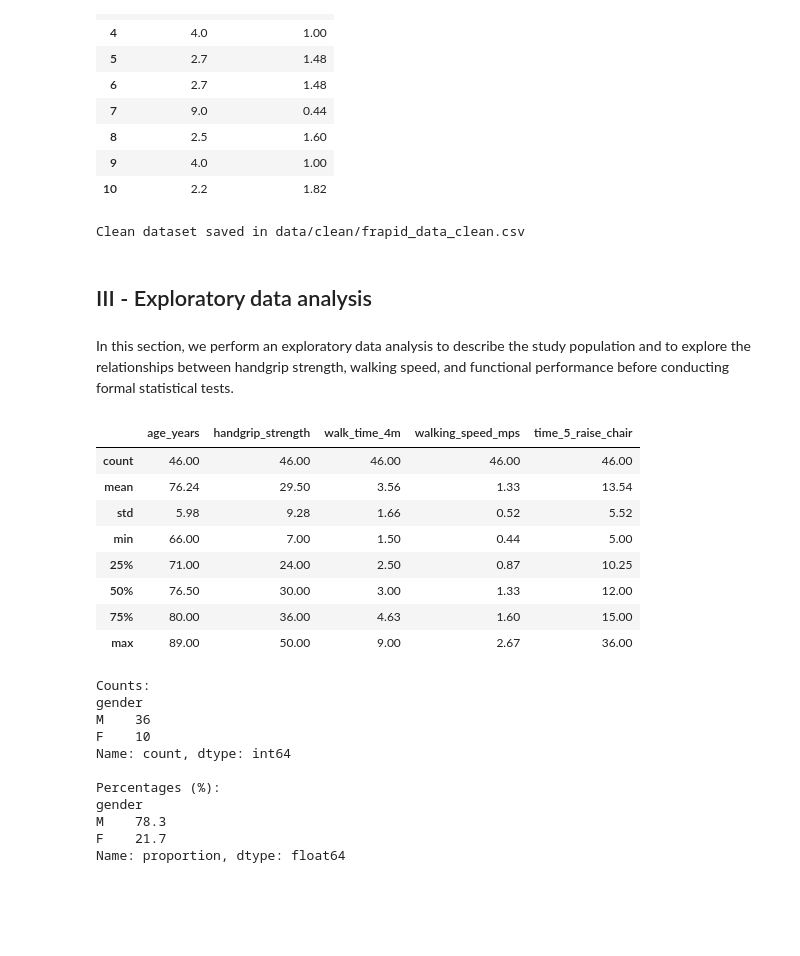
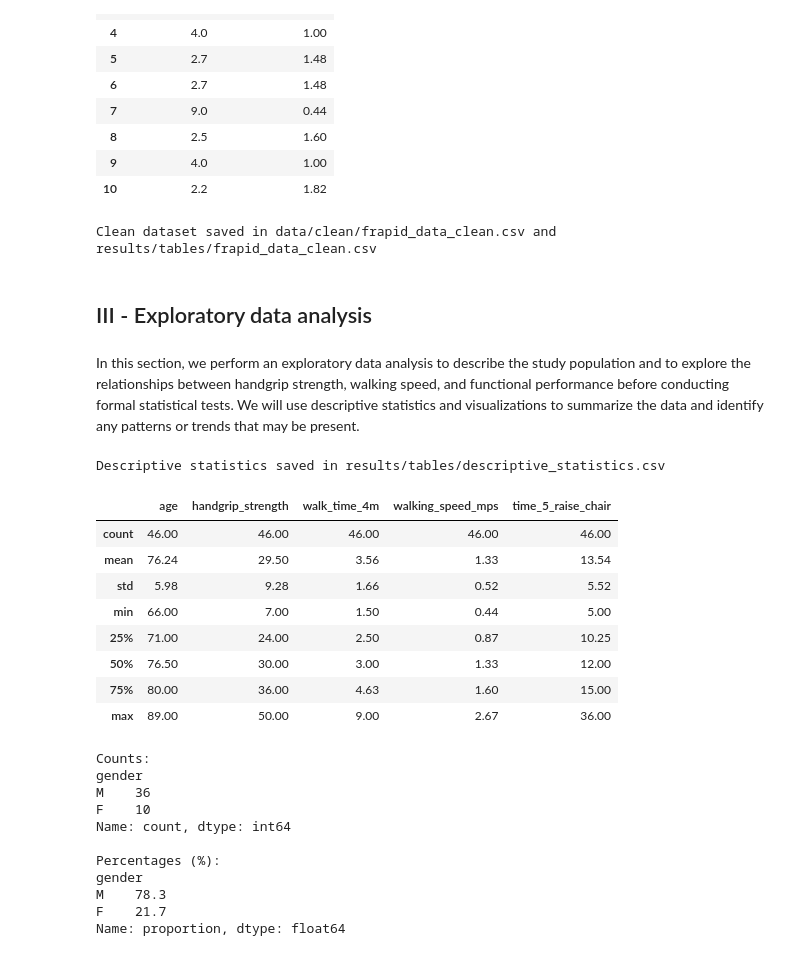
Before and after one commit to inesvincent/Project_R_Python_M2_REHAB, a Jupyter notebook: main.ipynb, the cells around one changed output. Cells and saved outputs as stored; diff of their text form; code cells hidden in the pictures; blank space fills up the shorter version.

```diff
--- a/main.ipynb
+++ b/main.ipynb
@@ -89,14 +91,0 @@ Next, we keep only the columns that are useful for our analysis and rename them
-# %%
-# Keep only useful columns (still on the working copy)
-frapid_data = frapid_data[["Patient", "age", "sexe", "handgrip", "Test4m", "Test5levers"]].copy()
-frapid_data.head()
-
-# Rename columns
-frapid_data = frapid_data.rename(columns=
-        {"Patient" : "patient_id",
-        "age" : "age_years",
-        "sexe" : "gender",
-        "handgrip" : "handgrip_strength",
-        "Test4m" : "walk_time_4m",
-        "Test5levers" : "time_5_raise_chair"})
-frapid_data.head()
@@ -110,7 +92,10 @@ frapid_data.head()
 # %%
+# Keep only useful columns (still on the working copy)
+frapid_data = frapid_data[["patient_id", "age", "gender", "handgrip_strength", "walk_time_4m", "time_5_raise_chair"]].copy()
+frapid_data.head()
 # Convert to numeric values
 frapid_data["patient_id"] = pd.to_numeric(frapid_data["patient_id"], errors="coerce")
-frapid_data["age_years"] = pd.to_numeric(frapid_data["age_years"], errors="coerce")
+frapid_data["age"] = pd.to_numeric(frapid_data["age"], errors="coerce")
 frapid_data["handgrip_strength"] = pd.to_numeric(frapid_data["handgrip_strength"], errors="coerce")
 frapid_data["walk_time_4m"] = pd.to_numeric(frapid_data["walk_time_4m"], errors="coerce")
 frapid_data["time_5_raise_chair"] = pd.to_numeric(frapid_data["time_5_raise_chair"], errors="coerce")
@@ -168,21 +155,28 @@ frapid_data_clean[["walk_time_4m", "walking_speed_mps"]].head(10)
 # %%
 # Save cleaned dataset with all useful variables
 frapid_data_clean.to_csv("data/clean/frapid_data_clean.csv", index=False)
+frapid_data_clean.to_csv("results/tables/frapid_data_clean.csv", index=False)
 
-print("Clean dataset saved in data/clean/frapid_data_clean.csv")
+print("Clean dataset saved in data/clean/frapid_data_clean.csv and results/tables/frapid_data_clean.csv")
 # %% [output]
-Clean dataset saved in data/clean/frapid_data_clean.csv
+Clean dataset saved in data/clean/frapid_data_clean.csv and results/tables/frapid_data_clean.csv
 # %% [markdown]
 ## III - Exploratory data analysis
 # %% [markdown]
-In this section, we perform an exploratory data analysis to describe the study population and to explore the relationships between handgrip strength, walking speed, and functional performance before conducting formal statistical tests.
+In this section, we perform an exploratory data analysis to describe the study population and to explore the relationships between handgrip strength, walking speed, and functional performance before conducting formal statistical tests. We will use descriptive statistics and visualizations to summarize the data and identify any patterns or trends that may be present.
 # %%
 # Descriptive statistics
-frapid_data_clean[
-    ["age_years", "handgrip_strength", "walk_time_4m", "walking_speed_mps", "time_5_raise_chair"]
+descriptive_stats = frapid_data_clean[
+    ["age", "handgrip_strength", "walk_time_4m", "walking_speed_mps", "time_5_raise_chair"]
 ].describe().round(2)
+
+descriptive_stats.to_csv("results/tables/descriptive_statistics.csv", index=False)
+print("Descriptive statistics saved in results/tables/descriptive_statistics.csv")
+
+descriptive_stats
 # %% [output]
+Descriptive statistics saved in results/tables/descriptive_statistics.csv
-|  | age_years | handgrip_strength | walk_time_4m | walking_speed_mps | time_5_raise_chair |
+|  | age | handgrip_strength | walk_time_4m | walking_speed_mps | time_5_raise_chair |
 | count | 46.00 | 46.00 | 46.00 | 46.00 | 46.00 |
 | mean | 76.24 | 29.50 | 3.56 | 1.33 | 13.54 |
 | std | 5.98 | 9.28 | 1.66 | 0.52 | 5.52 |
```
Also changed, not shown: parts of 22 cells of this notebook, 8 other files.
